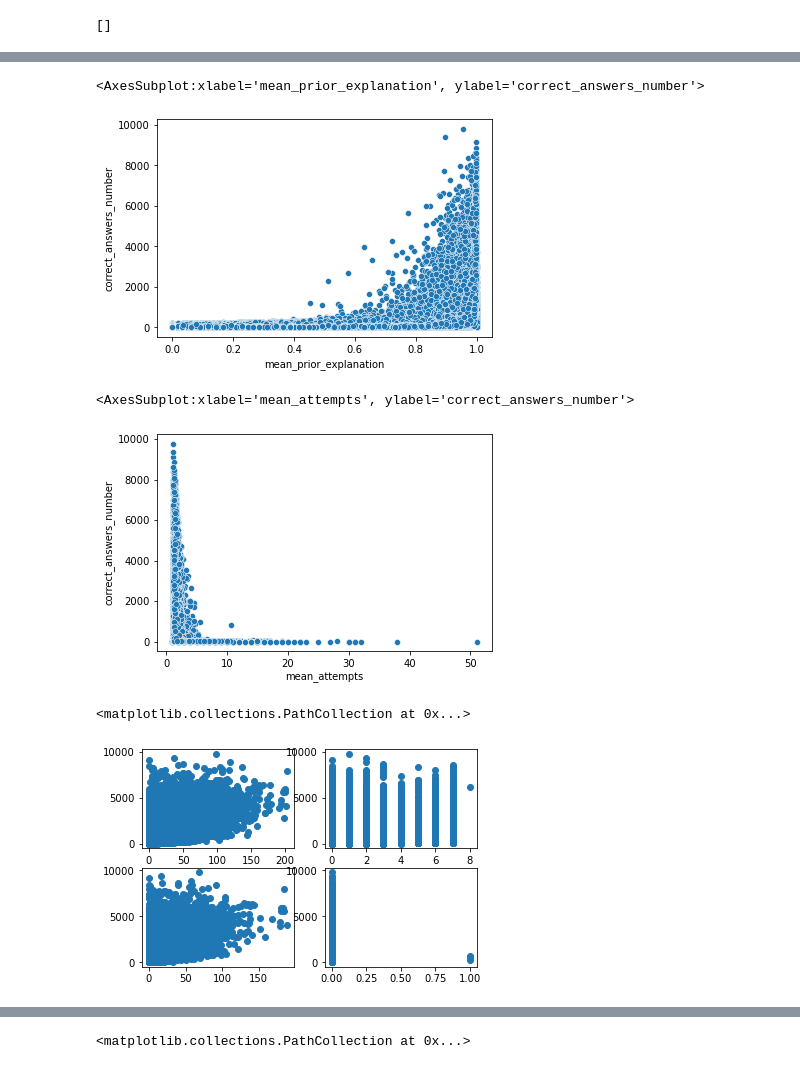
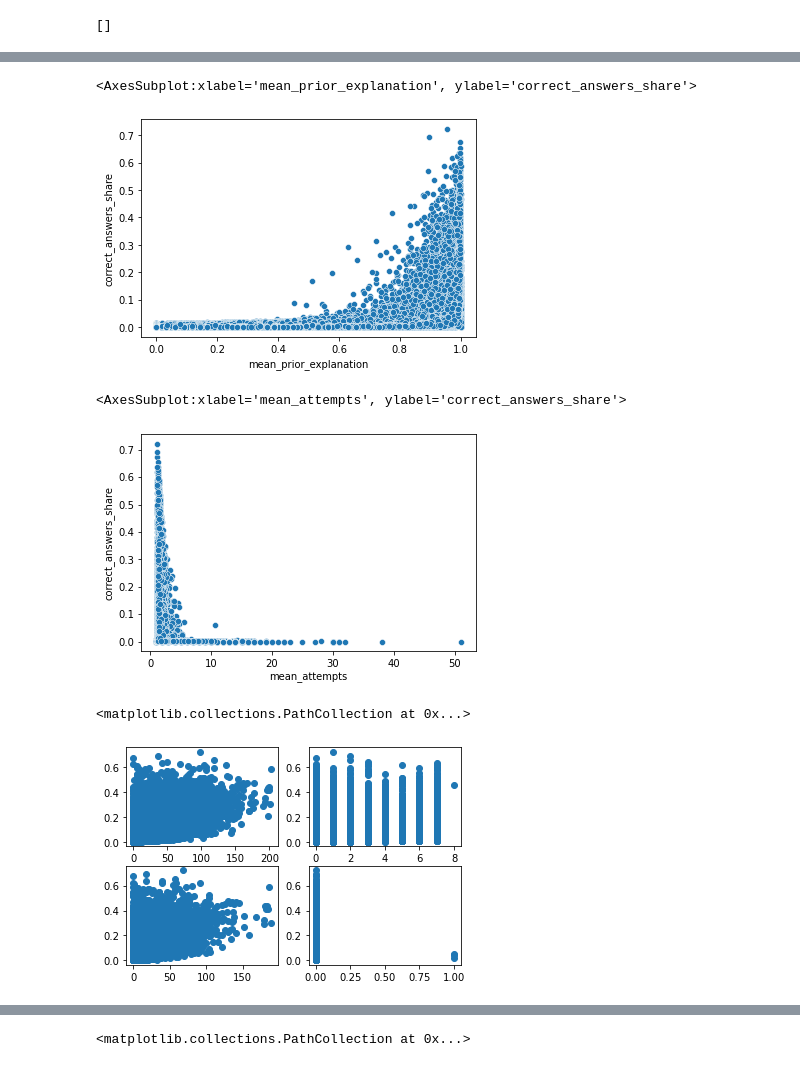
Before and after one commit to YurezSml/MIPT2022, a Jupyter notebook: HomeWork_2_Pandas.ipynb, the cells around one changed output, grey strips where cells are left out. Saved outputs shown, nothing was run; the diff lists cells and outputs as text; code cells hidden in the pictures.

```diff
--- a/HomeWork_2_Pandas.ipynb
+++ b/HomeWork_2_Pandas.ipynb
@@ -639,7 +685,7 @@ users_info
 # %%
 # Добавляем столбец с долей правильных ответов от общего количества вопросов
 
-users_info['correct_answers_share'] = users_info['correct_answers_share'] / number_of_questions
+users_info['correct_answers_share'] = users_info['correct_answers_number'] / number_of_questions
 # %%
 # Добавляем столбец с временем, проведенным пользователем на платформе
 # Определяем, как максимальное время, которое прошло с момента первого действия пользователя
@@ -976,10 +1016,10 @@ sns.scatterplot(data=users_info,
 
 sns.scatterplot(data=users_info,
                 x='mean_prior_explanation',
-                y='correct_answers_number')
+                y='correct_answers_share')
 # %% [output]
-<AxesSubplot:xlabel='mean_prior_explanation', ylabel='correct_answers_number'>
+<AxesSubplot:xlabel='mean_prior_explanation', ylabel='correct_answers_share'>
-[figure, old version]
+[figure, new version]
 # %%
 # Вводим столбец, сколько в среднем студенту потребовалось попыток на правильный ответ
 # Делаем вывод, что студенты, набирающие значимое количество баллов, делают в среднем не больше 5 попыток
@@ -988,30 +1028,30 @@ sns.scatterplot(data=users_info,
 users_info['mean_attempts'] = users_info['total_answers_number'] / users_info['correct_answers_number']
 sns.scatterplot(data=users_info,
                 x="mean_attempts",
-                y="correct_answers_number")
+                y="correct_answers_share")
 # %% [output]
-<AxesSubplot:xlabel='mean_attempts', ylabel='correct_answers_number'>
+<AxesSubplot:xlabel='mean_attempts', ylabel='correct_answers_share'>
-[figure, old version]
+[figure, new version]
 # %%
 # Выводим 4 scatterplot для зависимости числа правильных ответов от количества просмотров каждого типа лекций
 # Можно отметить, что для типов 'lect_type_of_intention' и 'lect_type_of_starter' явной зависимости нет
 
 fig, axs = plt.subplots(2, 2)
 
 axs[0, 0].scatter(users_info['lect_type_of_concept'],
-                  users_info['correct_answers_number'])
+                  users_info['correct_answers_share'])
 
 axs[0, 1].scatter(users_info['lect_type_of_intention'],
-                  users_info['correct_answers_number'])
+                  users_info['correct_answers_share'])
 
 axs[1, 0].scatter(users_info['lect_type_of_solving'],
-                  users_info['correct_answers_number'])
+                  users_info['correct_answers_share'])
 
 axs[1, 1].scatter(users_info['lect_type_of_starter'],
-                  users_info['correct_answers_number'])
+                  users_info['correct_answers_share'])
 # %% [output]
 <matplotlib.collections.PathCollection at 0x...>
-[figure, old version]
+[figure, new version]
 # %%
 # Выводим отдельно scatterplot для зависимости числа правильных ответов от
 # количества просмотров лекций типа 'lect_type_of_concept'
```
Also changed, not shown: parts of 30 cells of this notebook.
